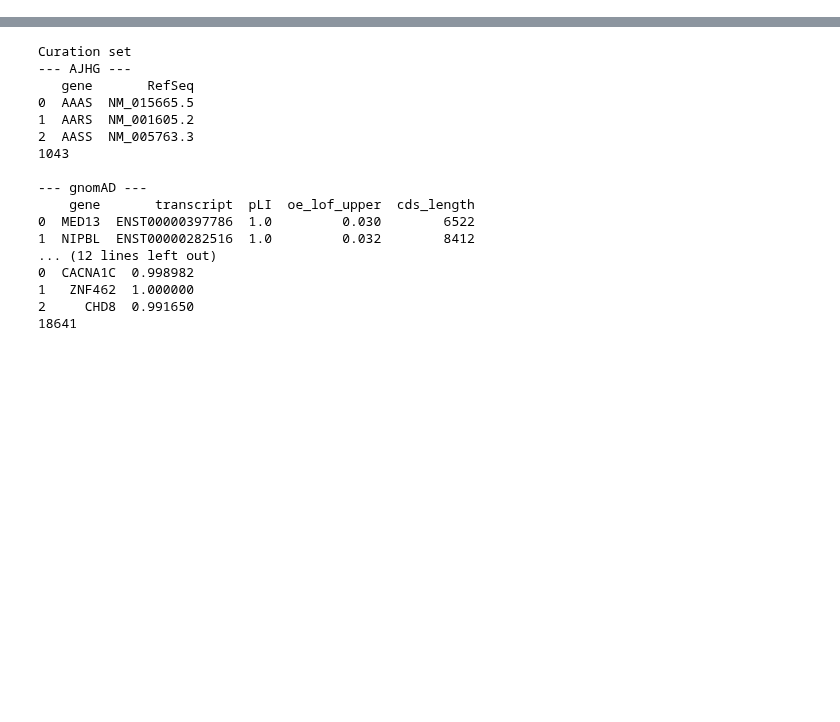
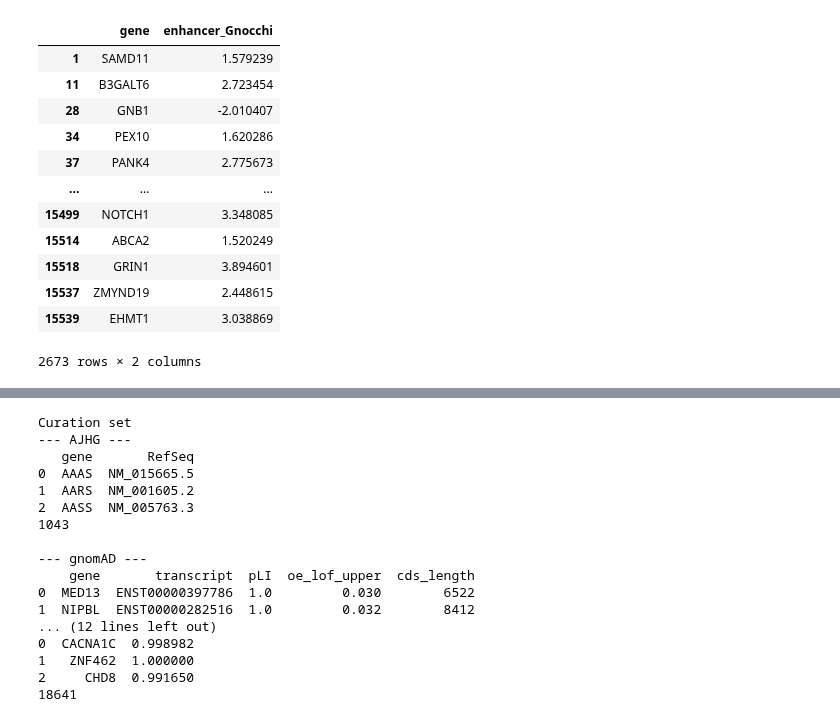
Before and after one commit to ysut/dev, a Jupyter notebook: Resources/02_EstimatedLoFGenes/comparison.ipynb, the cells around one changed output, grey strips where cells are left out. Cells and saved outputs as stored; diff of their text form; code cells hidden in the pictures; blank space fills up the shorter version.

```diff
--- a/Resources/02_EstimatedLoFGenes/comparison.ipynb
+++ b/Resources/02_EstimatedLoFGenes/comparison.ipynb
@@ -163,5 +185,11 @@ alldf_filterd = alldf_filterd.drop_duplicates(subset='gene')
 # Gene lists from 4 sources
 ajhg_genes = ajhg['gene']
 dcpr_genes = alldf_filterd['gene']
-hi_genes = hi['gene']
-phaplo_genes = phaplo['gene']
+hi_genes = higene.loc[higene['HIscore'] == 3, 'gene']
+gnomad_genes = gnomad.loc[gnomad['is_eLoF'] == True, 'gene']
+
+# Print number of genes in each list
+print('AJHG:', len(ajhg_genes))
+print('DCPR:', len(dcpr_genes))
+print('HI:', len(hi_genes))
+print('phaplo:', len(gnomad_genes))
@@ -167,0 +235,5 @@ phaplo_genes = phaplo['gene']
+# %%
+# Aggregate gene lists from 4 sources, named as genes
+genes = pd.concat([ajhg_genes, dcpr_genes, hi_genes, gnomad_genes])
+genes = genes.drop_duplicates()
+print(len( genes.values))
@@ -167,0 +247,6 @@ phaplo_genes = phaplo['gene']
+# %%
+def is_elof_gene(row, genecol: str):
+    if row[genecol] in genes.values:
+        return True
+    else:
+        return False
@@ -167,0 +272,27 @@ phaplo_genes = phaplo['gene']
+# %%
+# Create dataframe (Gene, enhancer_Gnocchi, is_elof)
+gnocchi['is_elof'] = gnocchi.apply(is_elof_gene, axis=1, genecol='gene')
+
+# Add enhancer_Gnocchi prediction column (enhan_Gnocchi ≥ 4.0)
+gnocchi['enhancer_Gnocchi'] = gnocchi['enhancer_Gnocchi'].astype(float)
+gnocchi['is_constrained'] = np.where(gnocchi['enhancer_Gnocchi'] >= 4.0, True, False)
+# %%
+# Show not elof genes with enhancer_Gnocchi ≥ 4.0
+gnocchi.loc[(gnocchi['is_elof'] == False) & (gnocchi['is_constrained'] == True), ['gene', 'enhancer_Gnocchi']]
+
+# Show elof genes with enhancer_Gnocchi < 4.0
+gnocchi.loc[(gnocchi['is_elof'] == True) & (gnocchi['is_constrained'] == False), ['gene', 'enhancer_Gnocchi']]
+# %% [output]
+|  | gene | enhancer_Gnocchi |
+| 1 | SAMD11 | 1.579239 |
+| 11 | B3GALT6 | 2.723454 |
+| 28 | GNB1 | -2.010407 |
+| 34 | PEX10 | 1.620286 |
+| 37 | PANK4 | 2.775673 |
+| ... | ... | ... |
+| 15499 | NOTCH1 | 3.348085 |
+| 15514 | ABCA2 | 1.520249 |
+| 15518 | GRIN1 | 3.894601 |
+| 15537 | ZMYND19 | 2.448615 |
+| 15539 | EHMT1 | 3.038869 |
+2673 rows × 2 columns
```
Also changed, not shown: parts of 12 cells of this notebook.
